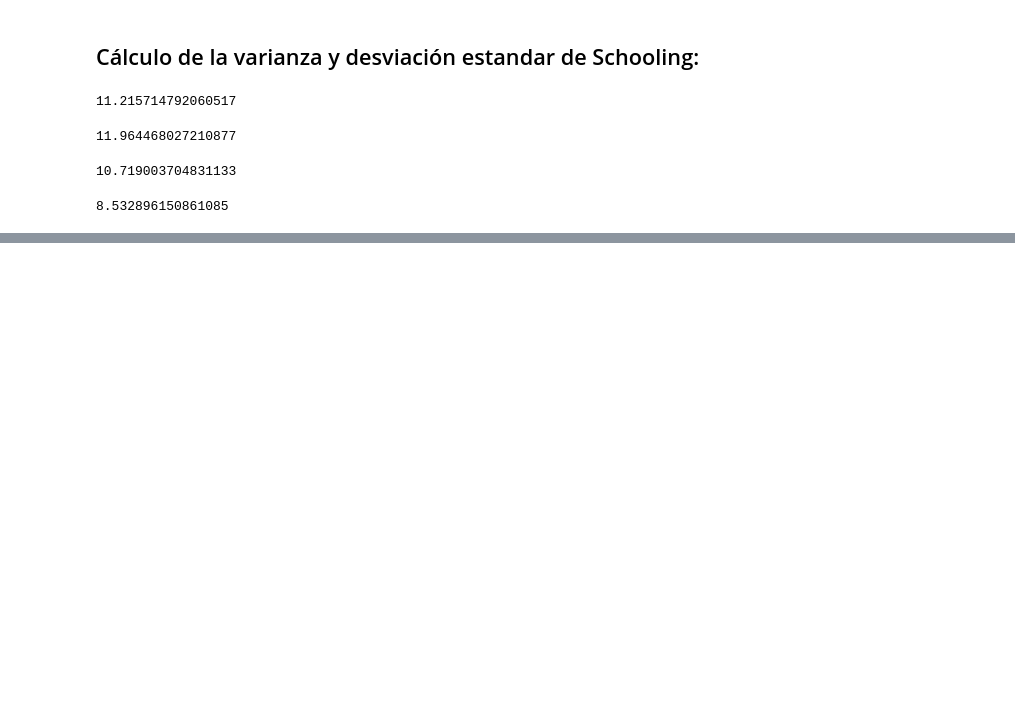
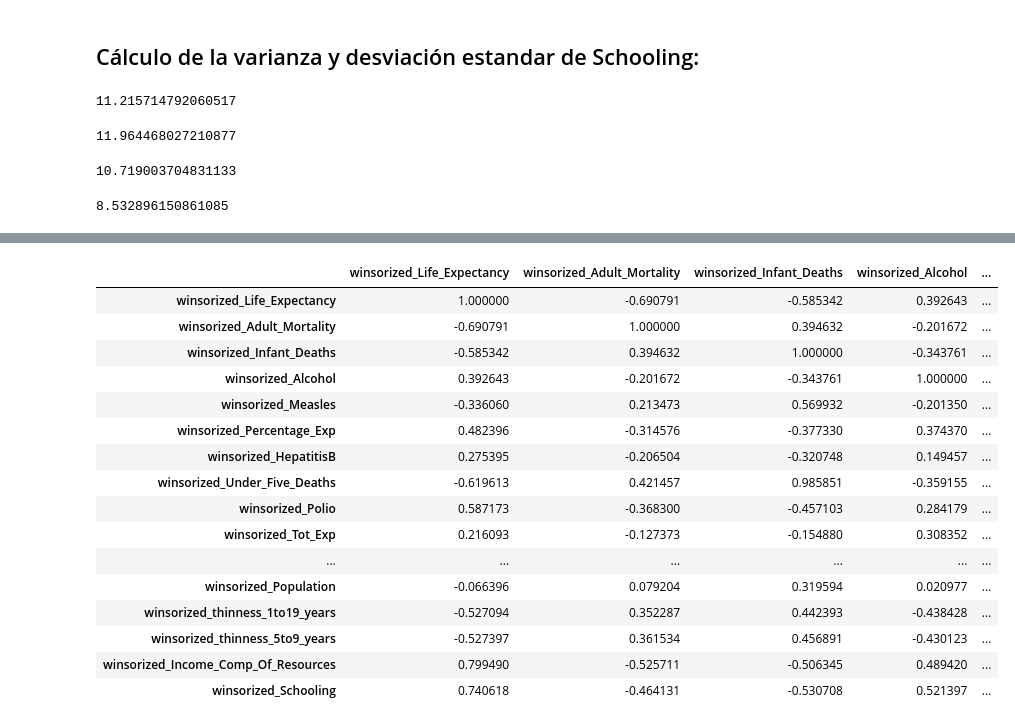
Before and after one commit to rovin-2/Analis-Esperanza-de-Vida-Con-Python, a Jupyter notebook: Analisis_Esperanza_de_Vida.ipynb, the cells around one changed output, grey strips where cells are left out. Cells and saved outputs as stored; diff of their text form; code cells hidden in the pictures; blank space fills up the shorter version.

```diff
--- a/Analisis_Esperanza_de_Vida.ipynb
+++ b/Analisis_Esperanza_de_Vida.ipynb
@@ -602,0 +616,21 @@ np.std(df_sin_atipicos.loc[0:735,'Schooling'])
+# %%
+le_corr = df_sin_atipicos.loc[ : , columns_to_use  ].corr()
+le_corr
+# %% [output]
+|  | winsorized_Life_Expectancy | winsorized_Adult_Mortality | winsorized_Infant_Deaths | winsorized_Alcohol | ... |
+| winsorized_Life_Expectancy | 1.000000 | -0.690791 | -0.585342 | 0.392643 | ... |
+| winsorized_Adult_Mortality | -0.690791 | 1.000000 | 0.394632 | -0.201672 | ... |
+| winsorized_Infant_Deaths | -0.585342 | 0.394632 | 1.000000 | -0.343761 | ... |
+| winsorized_Alcohol | 0.392643 | -0.201672 | -0.343761 | 1.000000 | ... |
+| winsorized_Measles | -0.336060 | 0.213473 | 0.569932 | -0.201350 | ... |
+| winsorized_Percentage_Exp | 0.482396 | -0.314576 | -0.377330 | 0.374370 | ... |
+| winsorized_HepatitisB | 0.275395 | -0.206504 | -0.320748 | 0.149457 | ... |
+| winsorized_Under_Five_Deaths | -0.619613 | 0.421457 | 0.985851 | -0.359155 | ... |
+| winsorized_Polio | 0.587173 | -0.368300 | -0.457103 | 0.284179 | ... |
+| winsorized_Tot_Exp | 0.216093 | -0.127373 | -0.154880 | 0.308352 | ... |
+| ... | ... | ... | ... | ... | ... |
+| winsorized_Population | -0.066396 | 0.079204 | 0.319594 | 0.020977 | ... |
+| winsorized_thinness_1to19_years | -0.527094 | 0.352287 | 0.442393 | -0.438428 | ... |
+| winsorized_thinness_5to9_years | -0.527397 | 0.361534 | 0.456891 | -0.430123 | ... |
+| winsorized_Income_Comp_Of_Resources | 0.799490 | -0.525711 | -0.506345 | 0.489420 | ... |
+| winsorized_Schooling | 0.740618 | -0.464131 | -0.530708 | 0.521397 | ... |
```
Also changed, not shown: parts of 17 cells of this notebook.
